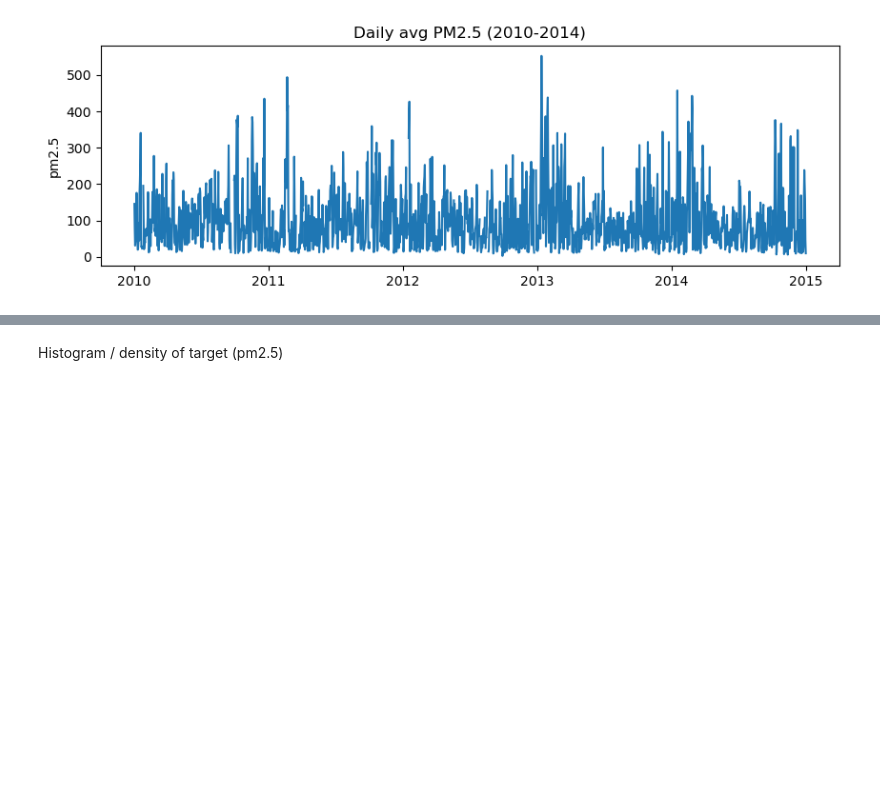
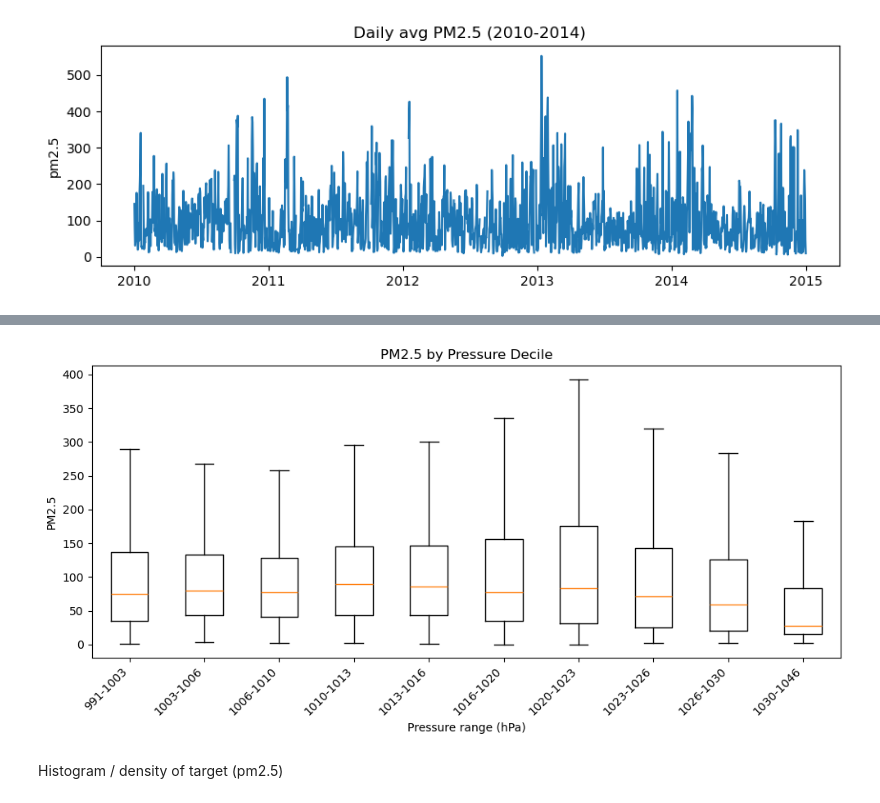
Before and after one commit to pbtommy1209/TommyP1030f25, a Jupyter notebook: midterm_pre.ipynb, the cells around one changed output, grey strips where cells are left out. Saved outputs shown, nothing was run; the diff lists cells and outputs as text; code cells hidden in the pictures; blank space fills up the shorter version.

```diff
--- a/midterm_pre.ipynb
+++ b/midterm_pre.ipynb
@@ -61,3 +86,21 @@ Text(0, 0.5, 'pm2.5')
+# %%
+use = df[['PRES','pm2.5']].dropna().rename(columns={'pm2.5':'pm25'})
+P, Y = use['PRES'].to_numpy(), use['pm25'].to_numpy()
+deciles = np.quantile(P, np.linspace(0,1,11))
+labels  = [f'{int(deciles[i])}-{int(deciles[i+1])}' for i in range(10)]
+groups  = []
+for i in range(10):
+    lo, hi = deciles[i], deciles[i+1]
+    mask = (P >= lo) & (P < hi) if i < 9 else (P >= lo) & (P <= hi)
+    groups.append(Y[mask])
+
+plt.figure(figsize=(10,5))
+plt.boxplot(groups, labels=labels, showfliers=False)
+plt.title('PM2.5 by Pressure Decile')
+plt.xlabel('Pressure range (hPa)'); plt.ylabel('PM2.5')
+plt.xticks(rotation=45, ha='right'); plt.tight_layout()
+# %% [output]
+[figure, added]
 # %% [markdown]
 Histogram / density of target (pm2.5)
 # %%
```
Also changed, not shown: parts of 10 cells of this notebook.
